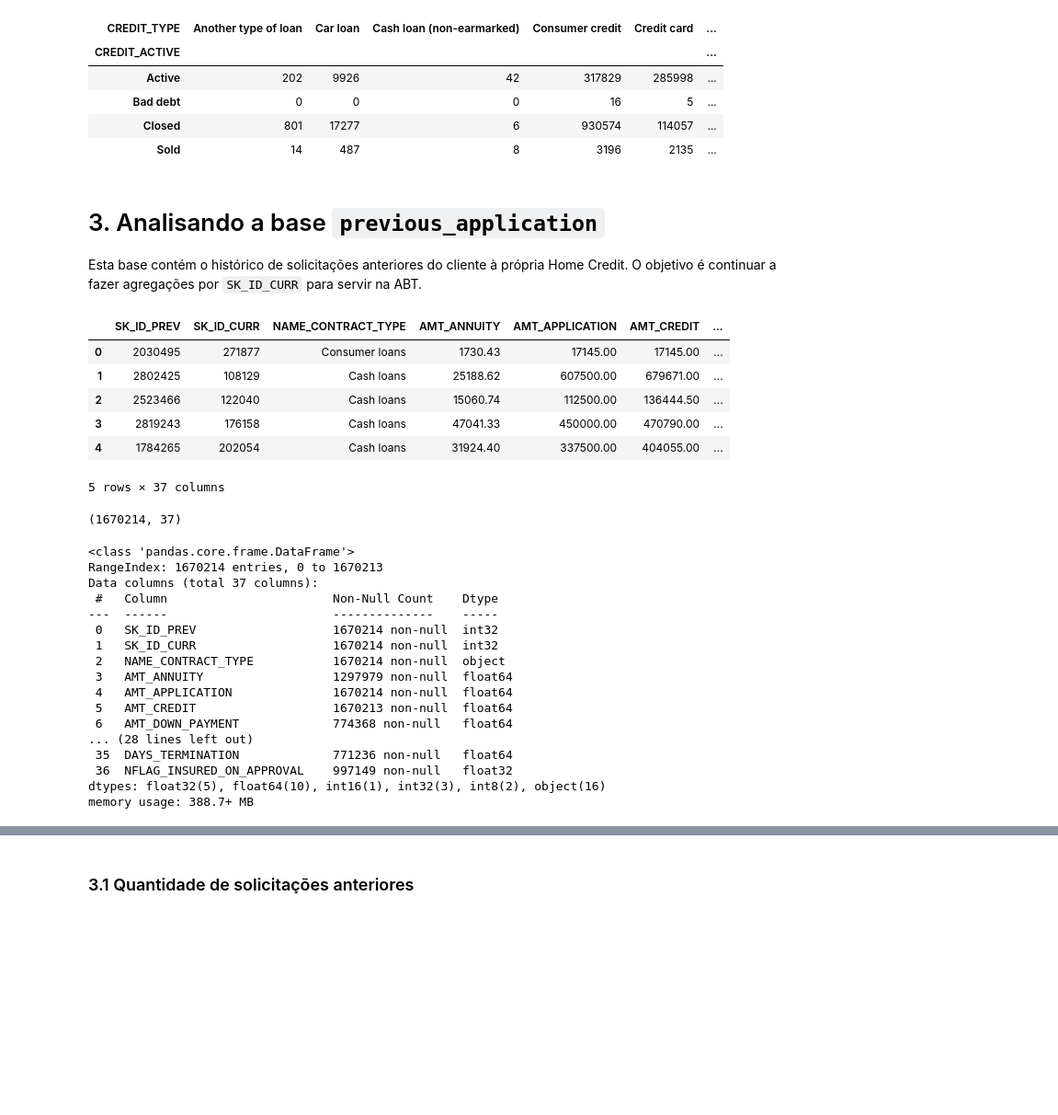
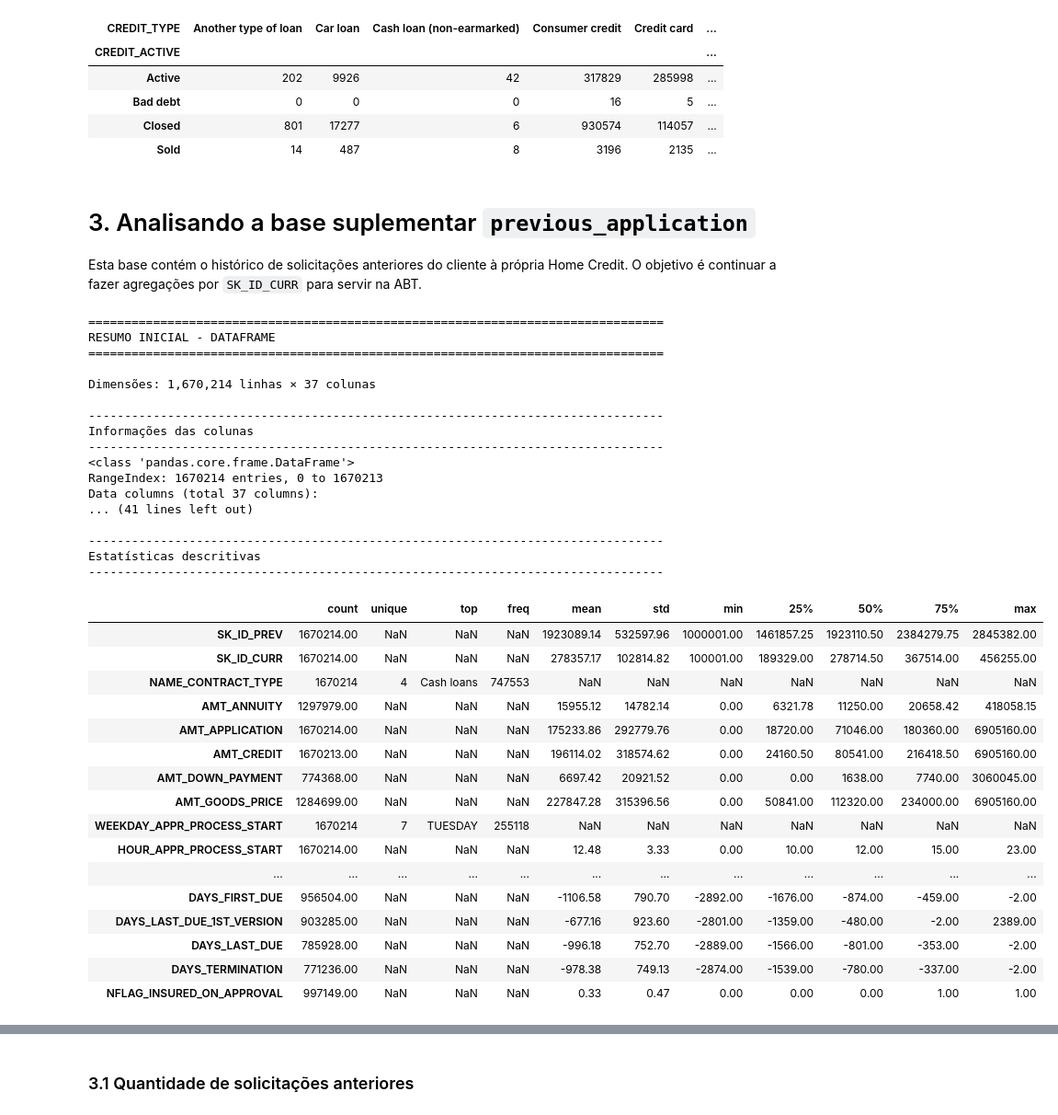
Before and after one commit to luccascruz/projeto-ml-labdata, a Jupyter notebook: DataPipeline/exp_analysis.ipynb, the cells around one changed output, grey strips where cells are left out. Shown at 92% size. Cells and saved outputs as stored; diff of their text form; code cells hidden in the pictures; blank space fills up the shorter version.

Commit message:
adicionado resumo geral, ajustado formatação

````diff
--- a/DataPipeline/exp_analysis.ipynb
+++ b/DataPipeline/exp_analysis.ipynb
@@ -2120,40 +2120,43 @@ pd.crosstab(
 | Closed | 801 | 17277 | 6 | 930574 | 114057 | ... |
 | Sold | 14 | 487 | 8 | 3196 | 2135 | ... |
 # %% [markdown]
-# 3. Analisando a base ```previous_application```
+# 3. Analisando a base suplementar ```previous_application```
 
 Esta base contém o histórico de solicitações anteriores do cliente à própria Home Credit. O objetivo é continuar a fazer agregações por `SK_ID_CURR` para servir na ABT.
 # %%
-df_previous_application.head()
+resumo_inicial(df_previous_application)
 # %% [output]
+================================================================================
+RESUMO INICIAL - DATAFRAME
+================================================================================
+
+Dimensões: 1,670,214 linhas × 37 colunas
+
+--------------------------------------------------------------------------------
+Informações das colunas
+--------------------------------------------------------------------------------
+<class 'pandas.core.frame.DataFrame'>
+RangeIndex: 1670214 entries, 0 to 1670213
+Data columns (total 37 columns):
+... (41 lines left out)
+
+--------------------------------------------------------------------------------
+Estatísticas descritivas
+--------------------------------------------------------------------------------
-|  | SK_ID_PREV | SK_ID_CURR | NAME_CONTRACT_TYPE | AMT_ANNUITY | AMT_APPLICATION | AMT_CREDIT | ... |
-| 0 | 2030495 | 271877 | Consumer loans | 1730.43 | 17145.00 | 17145.00 | ... |
-| 1 | 2802425 | 108129 | Cash loans | 25188.62 | 607500.00 | 679671.00 | ... |
-| 2 | 2523466 | 122040 | Cash loans | 15060.74 | 112500.00 | 136444.50 | ... |
-| 3 | 2819243 | 176158 | Cash loans | 47041.33 | 450000.00 | 470790.00 | ... |
-| 4 | 1784265 | 202054 | Cash loans | 31924.40 | 337500.00 | 404055.00 | ... |
+|  | count | unique | top | freq | mean | std | min | 25% | 50% | 75% | max |
+| SK_ID_PREV | 1670214.00 | NaN | NaN | NaN | 1923089.14 | 532597.96 | 1000001.00 | 1461857.25 | 1923110.50 | 2384279.75 | 2845382.00 |
+| SK_ID_CURR | 1670214.00 | NaN | NaN | NaN | 278357.17 | 102814.82 | 100001.00 | 189329.00 | 278714.50 | 367514.00 | 456255.00 |
+| NAME_CONTRACT_TYPE | 1670214 | 4 | Cash loans | 747553 | NaN | NaN | NaN | NaN | NaN | NaN | NaN |
+| AMT_ANNUITY | 1297979.00 | NaN | NaN | NaN | 15955.12 | 14782.14 | 0.00 | 6321.78 | 11250.00 | 20658.42 | 418058.15 |
+| AMT_APPLICATION | 1670214.00 | NaN | NaN | NaN | 175233.86 | 292779.76 | 0.00 | 18720.00 | 71046.00 | 180360.00 | 6905160.00 |
+| AMT_CREDIT | 1670213.00 | NaN | NaN | NaN | 196114.02 | 318574.62 | 0.00 | 24160.50 | 80541.00 | 216418.50 | 6905160.00 |
+| AMT_DOWN_PAYMENT | 774368.00 | NaN | NaN | NaN | 6697.42 | 20921.52 | 0.00 | 0.00 | 1638.00 | 7740.00 | 3060045.00 |
+| AMT_GOODS_PRICE | 1284699.00 | NaN | NaN | NaN | 227847.28 | 315396.56 | 0.00 | 50841.00 | 112320.00 | 234000.00 | 6905160.00 |
+| WEEKDAY_APPR_PROCESS_START | 1670214 | 7 | TUESDAY | 255118 | NaN | NaN | NaN | NaN | NaN | NaN | NaN |
+| HOUR_APPR_PROCESS_START | 1670214.00 | NaN | NaN | NaN | 12.48 | 3.33 | 0.00 | 10.00 | 12.00 | 15.00 | 23.00 |
+| ... | ... | ... | ... | ... | ... | ... | ... | ... | ... | ... | ... |
+| DAYS_FIRST_DUE | 956504.00 | NaN | NaN | NaN | -1106.58 | 790.70 | -2892.00 | -1676.00 | -874.00 | -459.00 | -2.00 |
+| DAYS_LAST_DUE_1ST_VERSION | 903285.00 | NaN | NaN | NaN | -677.16 | 923.60 | -2801.00 | -1359.00 | -480.00 | -2.00 | 2389.00 |
+| DAYS_LAST_DUE | 785928.00 | NaN | NaN | NaN | -996.18 | 752.70 | -2889.00 | -1566.00 | -801.00 | -353.00 | -2.00 |
+| DAYS_TERMINATION | 771236.00 | NaN | NaN | NaN | -978.38 | 749.13 | -2874.00 | -1539.00 | -780.00 | -337.00 | -2.00 |
+| NFLAG_INSURED_ON_APPROVAL | 997149.00 | NaN | NaN | NaN | 0.33 | 0.47 | 0.00 | 0.00 | 0.00 | 1.00 | 1.00 |
-5 rows × 37 columns
-# %%
-df_previous_application.shape
-# %% [output]
-(1670214, 37)
-# %%
-df_previous_application.info()
-# %% [output]
-<class 'pandas.core.frame.DataFrame'>
-RangeIndex: 1670214 entries, 0 to 1670213
-Data columns (total 37 columns):
- #   Column                       Non-Null Count    Dtype
----  ------                       --------------    -----
- 0   SK_ID_PREV                   1670214 non-null  int32
- 1   SK_ID_CURR                   1670214 non-null  int32
- 2   NAME_CONTRACT_TYPE           1670214 non-null  object
- 3   AMT_ANNUITY                  1297979 non-null  float64
- 4   AMT_APPLICATION              1670214 non-null  float64
- 5   AMT_CREDIT                   1670213 non-null  float64
- 6   AMT_DOWN_PAYMENT             774368 non-null   float64
-... (28 lines left out)
- 35  DAYS_TERMINATION             771236 non-null   float64
- 36  NFLAG_INSURED_ON_APPROVAL    997149 non-null   float32
-dtypes: float32(5), float64(10), int16(1), int32(3), int8(2), object(16)
-memory usage: 388.7+ MB
````
Also changed, not shown: parts of 4 cells of this notebook.
